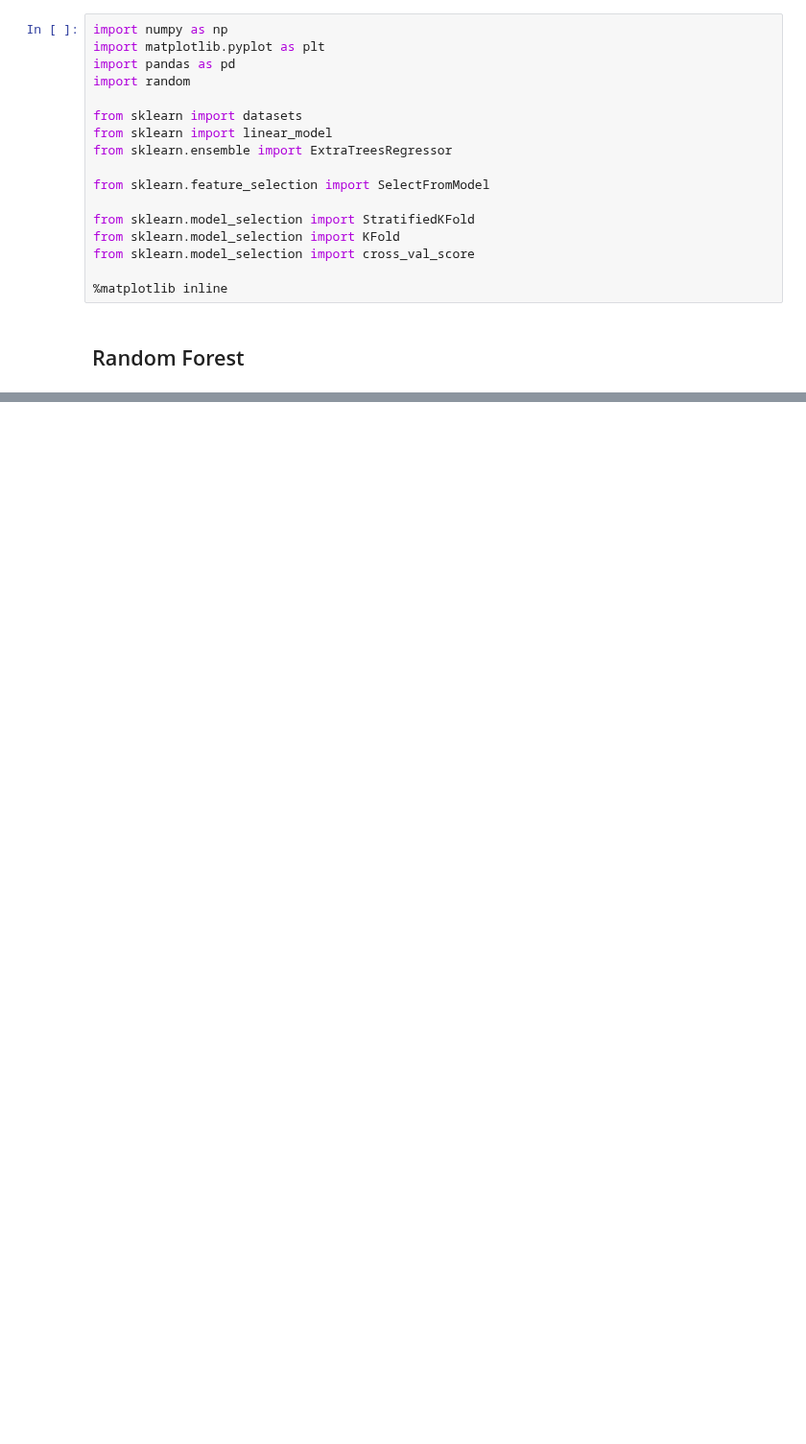
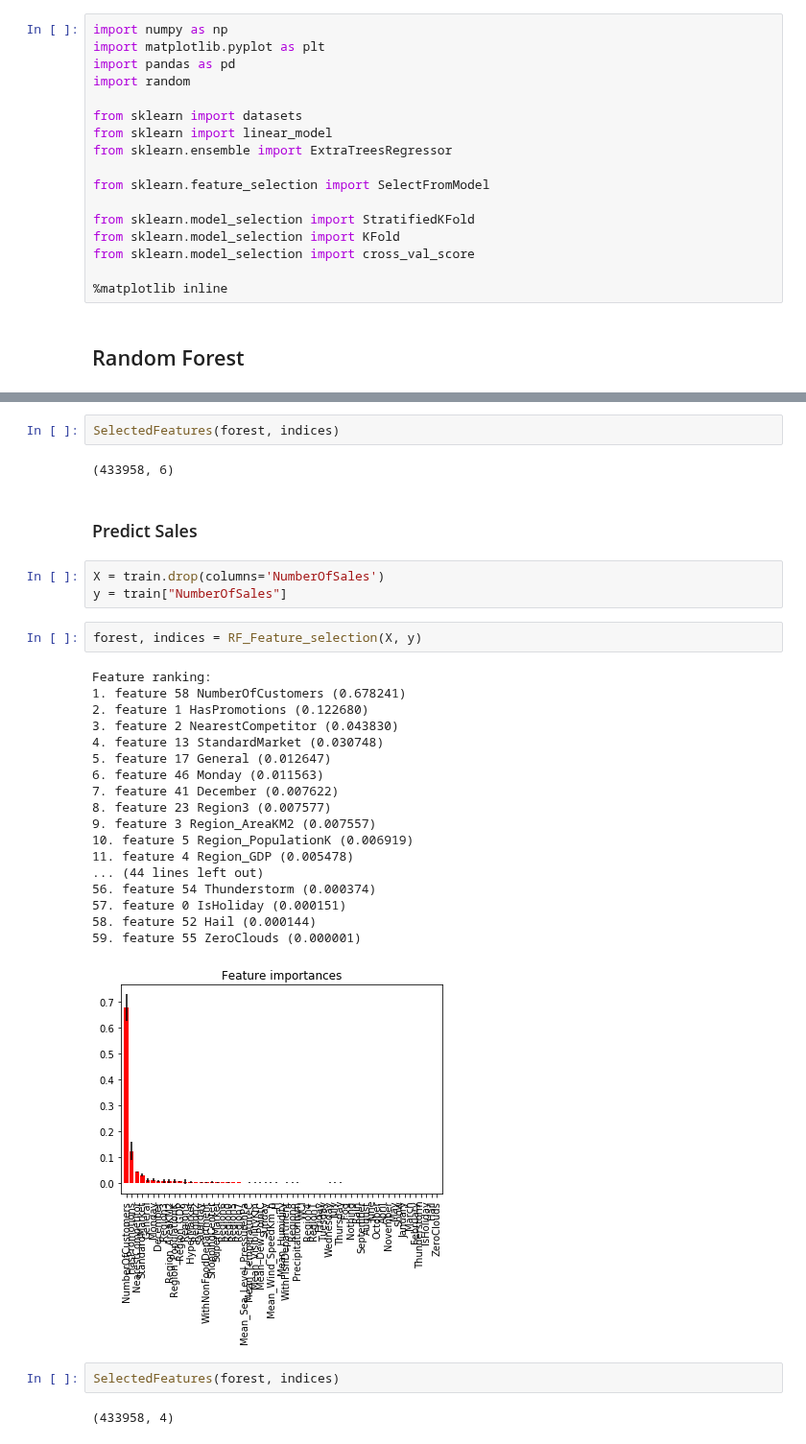
Before and after one commit to PietroMenchetti/DataMiningProject, a Jupyter notebook: RandomForestFeatureSelection.ipynb, the cells around one changed output, grey strips where cells are left out. Shown at 96% size. Cells and saved outputs as stored; diff of their text form; blank space fills up the shorter version.

```diff
--- a/RandomForestFeatureSelection.ipynb
+++ b/RandomForestFeatureSelection.ipynb
@@ -96,0 +113,34 @@ Index(['NearestCompetitor', 'HasPromotions', 'HyperMarket', 'General',
+# %%
+SelectedFeatures(forest, indices)
+# %% [output]
+(433958, 6)
+# %% [markdown]
+### Predict Sales
+# %%
+X = train.drop(columns='NumberOfSales')
+y = train["NumberOfSales"]
+# %%
+forest, indices = RF_Feature_selection(X, y)
+# %% [output]
+Feature ranking:
+1. feature 58 NumberOfCustomers (0.678241)
+2. feature 1 HasPromotions (0.122680)
+3. feature 2 NearestCompetitor (0.043830)
+4. feature 13 StandardMarket (0.030748)
+5. feature 17 General (0.012647)
+6. feature 46 Monday (0.011563)
+7. feature 41 December (0.007622)
+8. feature 23 Region3 (0.007577)
+9. feature 3 Region_AreaKM2 (0.007557)
+10. feature 5 Region_PopulationK (0.006919)
+11. feature 4 Region_GDP (0.005478)
+... (44 lines left out)
+56. feature 54 Thunderstorm (0.000374)
+57. feature 0 IsHoliday (0.000151)
+58. feature 52 Hail (0.000144)
+59. feature 55 ZeroClouds (0.000001)
+[figure, added]
+# %%
+SelectedFeatures(forest, indices)
+# %% [output]
+(433958, 4)
```
Also changed, not shown: parts of 15 cells of this notebook.
